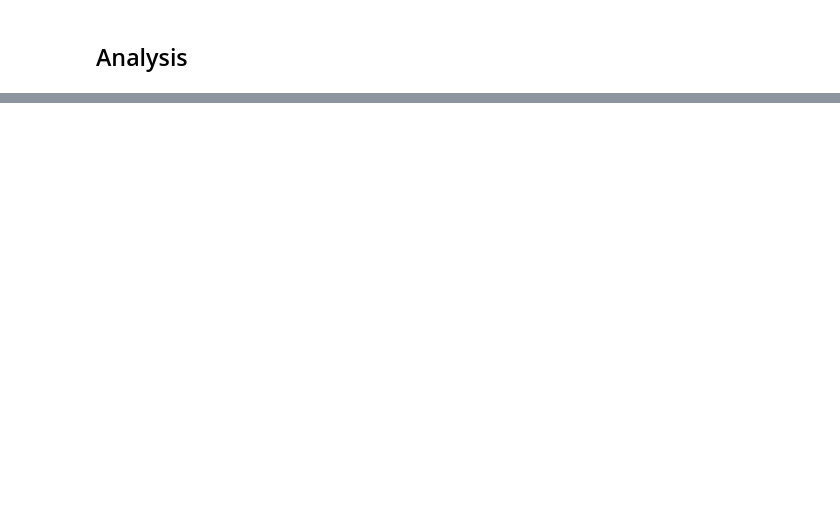
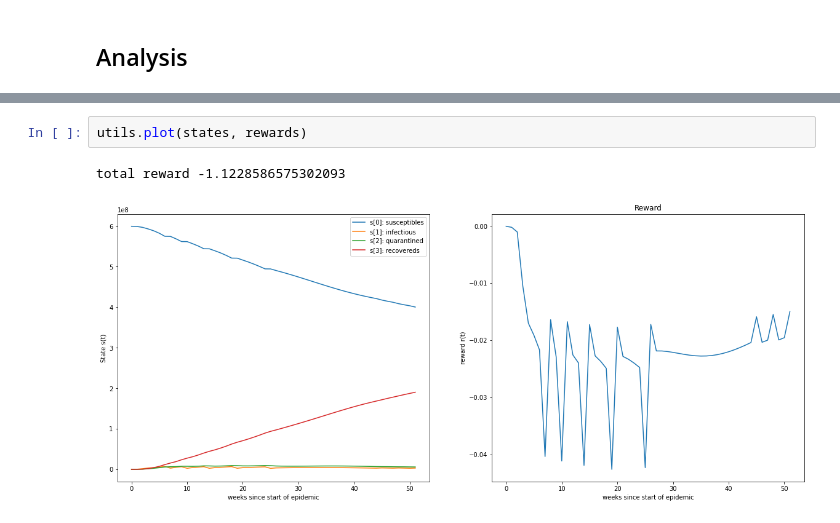
Before and after one commit to erolm-a/ai-coursework-2020, a Jupyter notebook: notebooks/run_deterministic.ipynb, the cells around one changed output, grey strips where cells are left out. Drawn from its saved outputs; the diff is of its cells as text; blank space fills up the shorter version.

```diff
--- a/notebooks/run_deterministic.ipynb
+++ b/notebooks/run_deterministic.ipynb
@@ -102,0 +109,5 @@ Best policy: policy no.  2
+# %%
+utils.plot(states, rewards)
+# %% [output]
+total reward -1.1228586575302093
+[figure, added]
```
Also changed, not shown: parts of 12 cells of this notebook, 1 other file.
